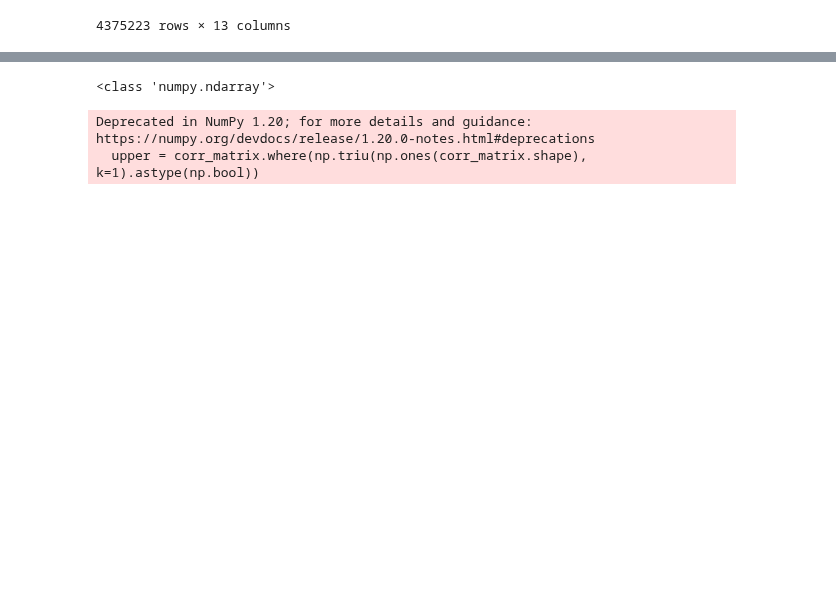
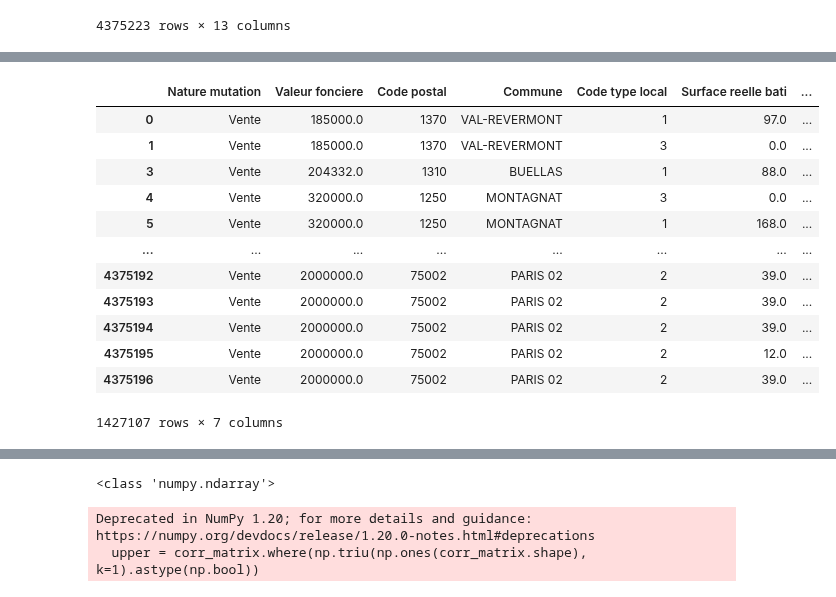
Before and after one commit to nkhenissi/pyhton-for-the-data-scientist, a Jupyter notebook: prediction_regression.ipynb, the cells around one changed output, grey strips where cells are left out. Saved outputs shown, nothing was run; the diff lists cells and outputs as text; code cells hidden in the pictures; blank space fills up the shorter version.

```diff
--- a/prediction_regression.ipynb
+++ b/prediction_regression.ipynb
@@ -170,0 +102,20 @@ df2 = df2.applymap(lambda x: float(x) if isinstance(x, str) else x)
+# %%
+#On drop les données manquantes, et on convertit les données. On convertit d'abord le Code postal et le Code type local en int pour enlever la partie décimale
+df2=df2.dropna().astype({"Code type local":int, 'Nature mutation':str, 'Commune':str, 'Surface reelle bati':float, 'Surface terrain':float, 'Code postal':int, 'Valeur fonciere':float})
+#On convertit le Code postal et le Code type local en str
+df2=df2.astype({"Code type local":str, "Code postal":str})
+df2
+# %% [output]
+|  | Nature mutation | Valeur fonciere | Code postal | Commune | Code type local | Surface reelle bati | ... |
+| 0 | Vente | 185000.0 | 1370 | VAL-REVERMONT | 1 | 97.0 | ... |
+| 1 | Vente | 185000.0 | 1370 | VAL-REVERMONT | 3 | 0.0 | ... |
+| 3 | Vente | 204332.0 | 1310 | BUELLAS | 1 | 88.0 | ... |
+| 4 | Vente | 320000.0 | 1250 | MONTAGNAT | 3 | 0.0 | ... |
+| 5 | Vente | 320000.0 | 1250 | MONTAGNAT | 1 | 168.0 | ... |
+| ... | ... | ... | ... | ... | ... | ... | ... |
+| 4375192 | Vente | 2000000.0 | 75002 | PARIS 02 | 2 | 39.0 | ... |
+| 4375193 | Vente | 2000000.0 | 75002 | PARIS 02 | 2 | 39.0 | ... |
+| 4375194 | Vente | 2000000.0 | 75002 | PARIS 02 | 2 | 39.0 | ... |
+| 4375195 | Vente | 2000000.0 | 75002 | PARIS 02 | 2 | 12.0 | ... |
+| 4375196 | Vente | 2000000.0 | 75002 | PARIS 02 | 2 | 39.0 | ... |
+1427107 rows × 7 columns
```
Also changed, not shown: parts of 18 cells of this notebook.
